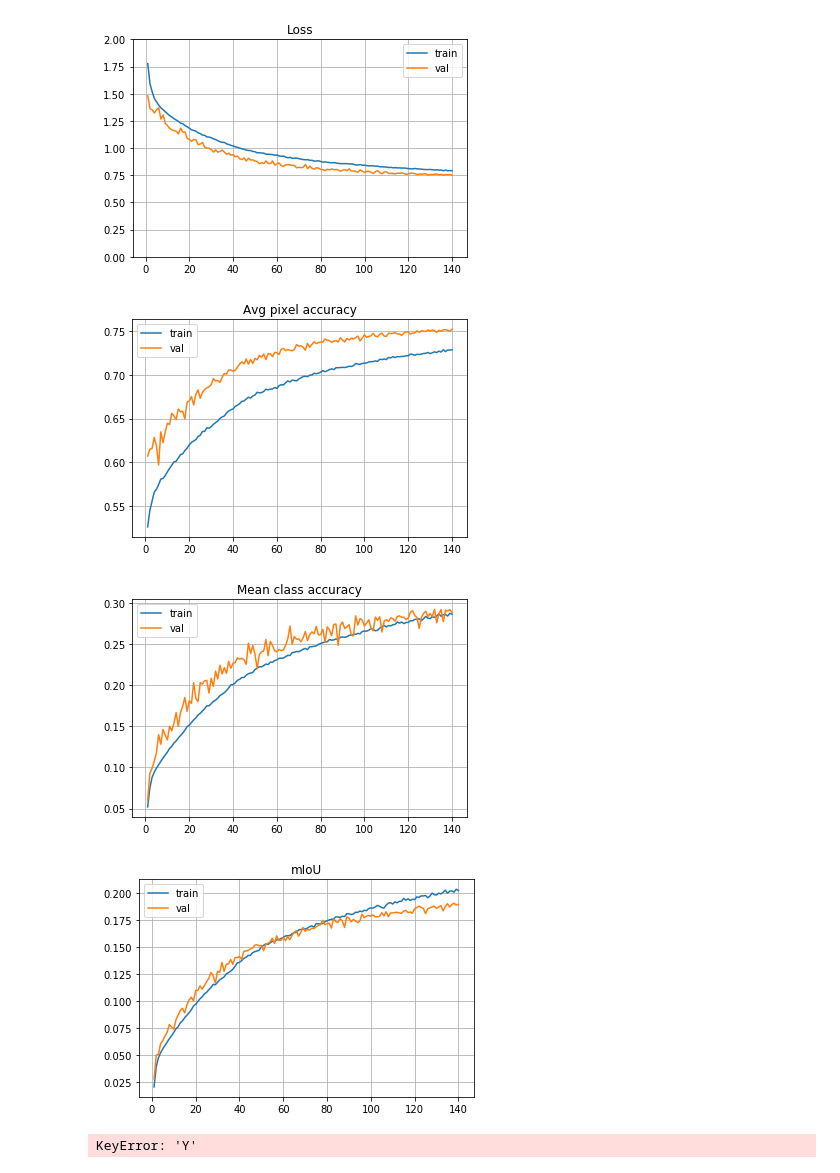
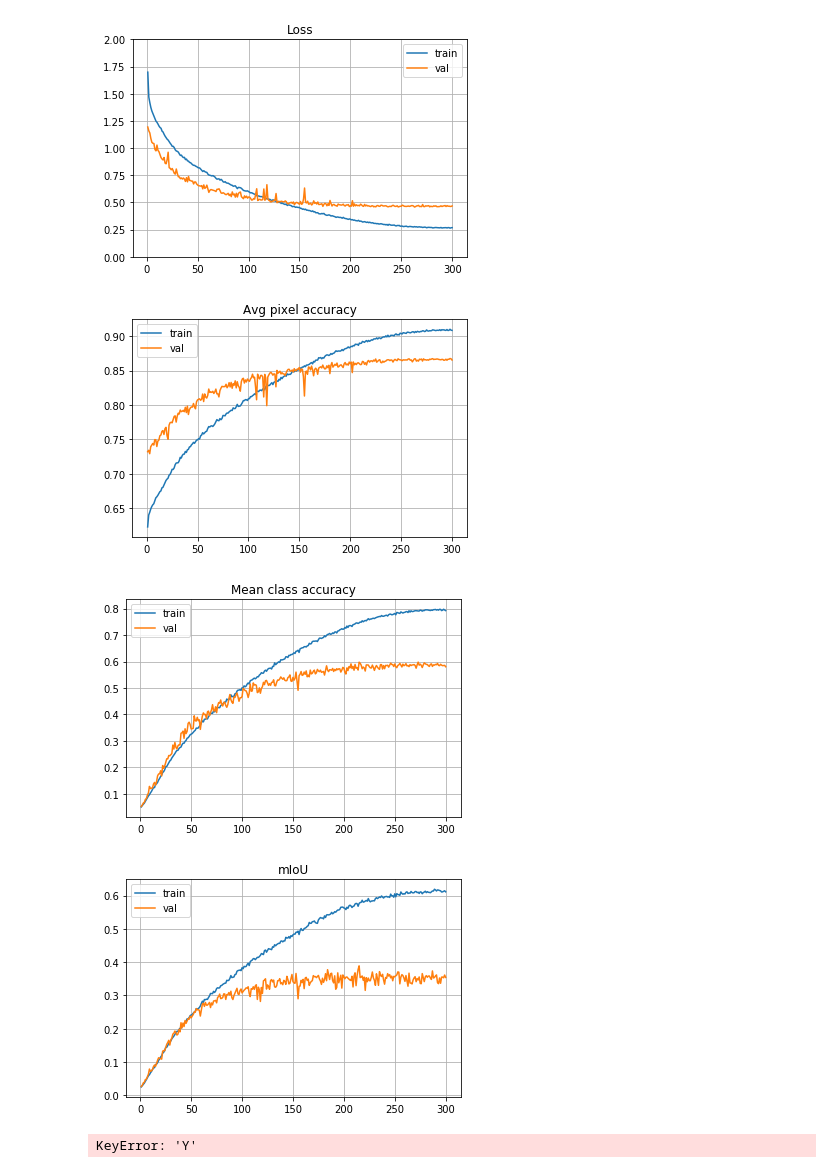
Before and after one commit to wenliangdai/msc-project, a Jupyter notebook: visualisation.ipynb, the cells around one changed output. Cells and saved outputs as stored; diff of their text form; code cells hidden in the pictures.

```diff
--- a/visualisation.ipynb
+++ b/visualisation.ipynb
@@ -149,12 +149,12 @@ def draw_im(folder, im_list):
         plt.title(im)
         plt.imshow(image)
 # %%
-draw('results_fcn32vgg_lip', loss_range=[0,2])
+draw('results_sunet64_sbd', loss_range=[0,2])
 # %% [output]
-[figure, old version]
+[figure, new version]
-[figure, old version]
+[figure, new version]
-[figure, old version]
+[figure, new version]
-[figure, old version]
+[figure, new version]
 # %%
 draw('results_sunet64_multi_sbd_lip_pretrained', loss_range=[0.2,1])
 # %% [output]
```
Also changed, not shown: 1 other file.
